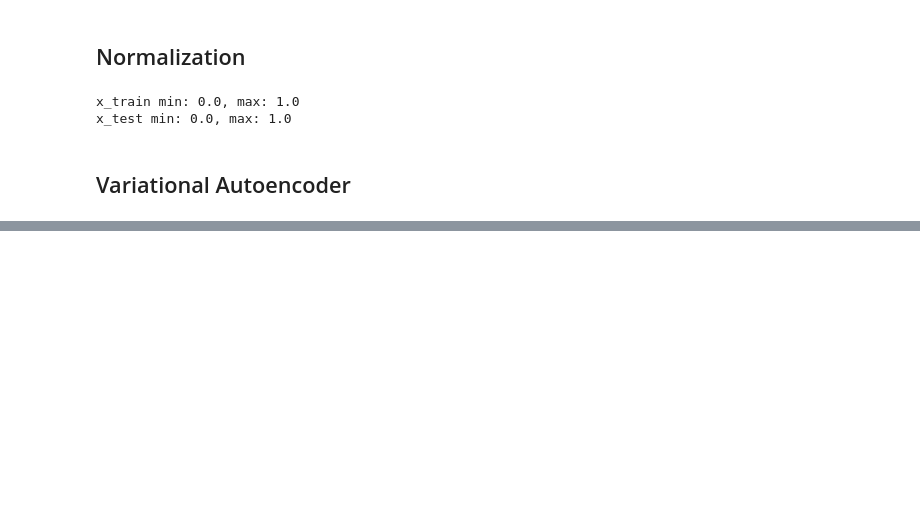
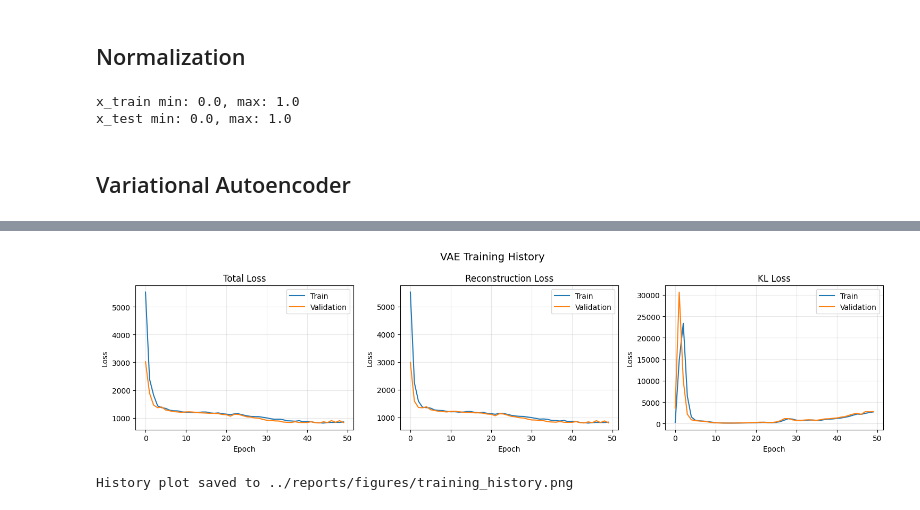
Before and after one commit to luisejdm/Proyecto1_Deep_Learning, a Jupyter notebook: notebooks/3.01-lejdm-first-vae.ipynb, the cells around one changed output, grey strips where cells are left out. Saved outputs shown, nothing was run; the diff lists cells and outputs as text; code cells hidden in the pictures; blank space fills up the shorter version.

```diff
--- a/notebooks/3.01-lejdm-first-vae.ipynb
+++ b/notebooks/3.01-lejdm-first-vae.ipynb
@@ -124,0 +51,7 @@ None
+# %%
+class Sampling(layers.Layer):
+    def call(self, inputs):
+        """z = z_mean + exp(0.5 * z_log_var) * epsilon"""
+        z_mean, z_log_var = inputs
+        epsilon = tf.random.normal(shape=tf.shape(z_mean))
+        return z_mean + tf.exp(0.5 * z_log_var) * epsilon
@@ -124,0 +193,4 @@ None
+# %%
+encoder = build_encoder(image_shape, LATENT_DIM)
+decoder = build_decoder(image_shape, LATENT_DIM)
+vae = VAE(encoder, decoder, beta=BETA)
@@ -124,0 +275,2 @@ None
+# %%
+history = train_vae(vae, x_train)
@@ -124,0 +297,30 @@ None
+# %%
+def plot_history(history: keras.callbacks.History,
+                 save_path: str = "../reports/figures/training_history.png"):
+    tracked = [
+        ("total_loss",          "Total Loss"),
+        ("reconstruction_loss", "Reconstruction Loss"),
+        ("kl_loss",             "KL Loss"),
+    ]
+
+    fig, axes = plt.subplots(1, 3, figsize=(15, 4))
+    fig.suptitle("VAE Training History", fontsize=14)
+
+    for ax, (key, title) in zip(axes, tracked):
+        ax.plot(history.history[key],            label="Train")
+        ax.plot(history.history[f"val_{key}"],   label="Validation")
+        ax.set_title(title)
+        ax.set_xlabel("Epoch")
+        ax.set_ylabel("Loss")
+        ax.legend()
+        ax.grid(True, alpha=0.3)
+
+    plt.tight_layout()
+    plt.savefig(save_path, dpi=150)
+    plt.show()
+    print(f"History plot saved to {save_path}")
+# %%
+plot_history(history)
+# %% [output]
+[figure, added]
+History plot saved to ../reports/figures/training_history.png
```
Also changed, not shown: parts of 13 cells of this notebook, 3 other files.
